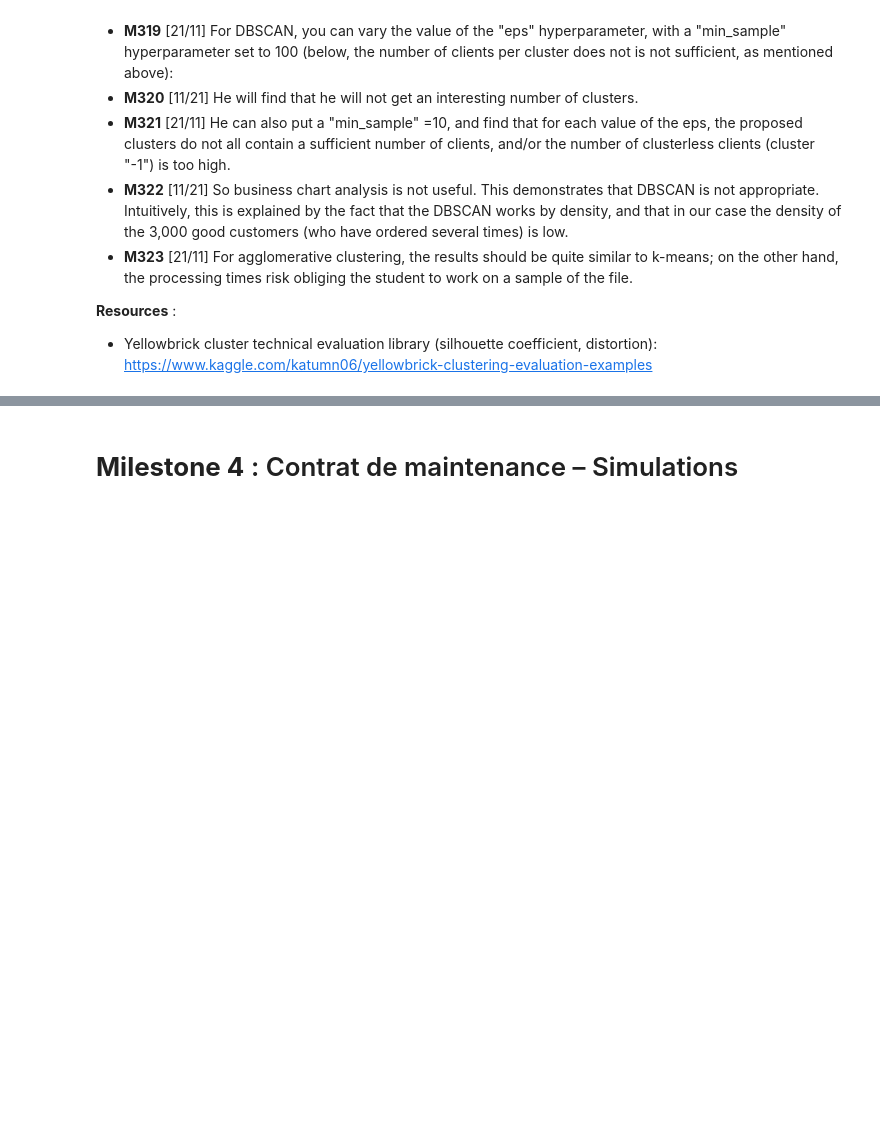
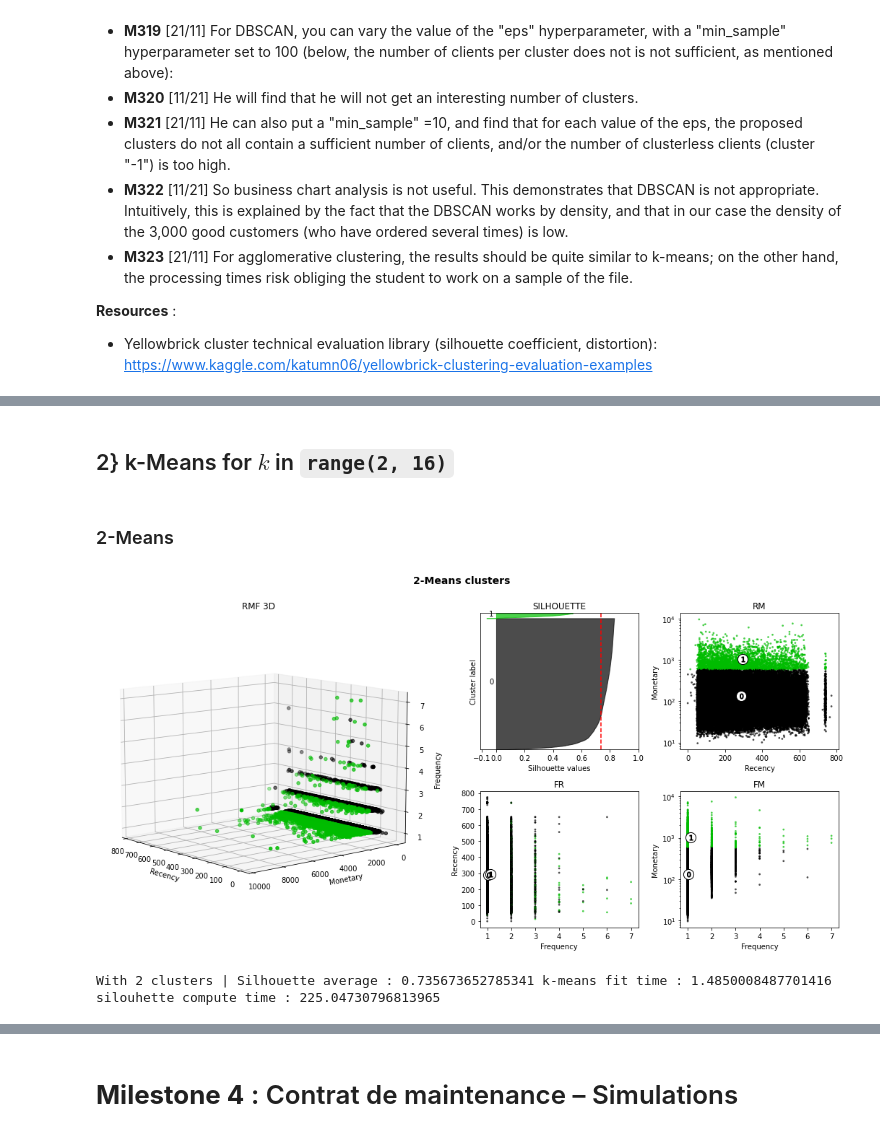
Before and after one commit to Franck-PepperLabs/pepper_olist_market_segmentation, a Jupyter notebook: jupyter/scratchpad.ipynb, the cells around one changed output, grey strips where cells are left out. Cells and saved outputs as stored; diff of their text form; code cells hidden in the pictures; blank space fills up the shorter version.

```diff
--- a/jupyter/scratchpad.ipynb
+++ b/jupyter/scratchpad.ipynb
@@ -1369,0 +1554,10 @@ display(cofa)
+# %% [markdown]
+## 2} k-Means for $k$ in `range(2, 16)`
+# %% [markdown]
+### 2-Means
+# %%
+from olist_commons import kmeans_analysis
+kmeans_analysis(crfm_1, 2)
+# %% [output]
+[figure, added]
+With 2 clusters | Silhouette average : 0.735673652785341 k-means fit time : 1.4850008487701416 silouhette compute time : 225.04730796813965
```
Also changed, not shown: parts of 31 cells of this notebook, 2 other files.
